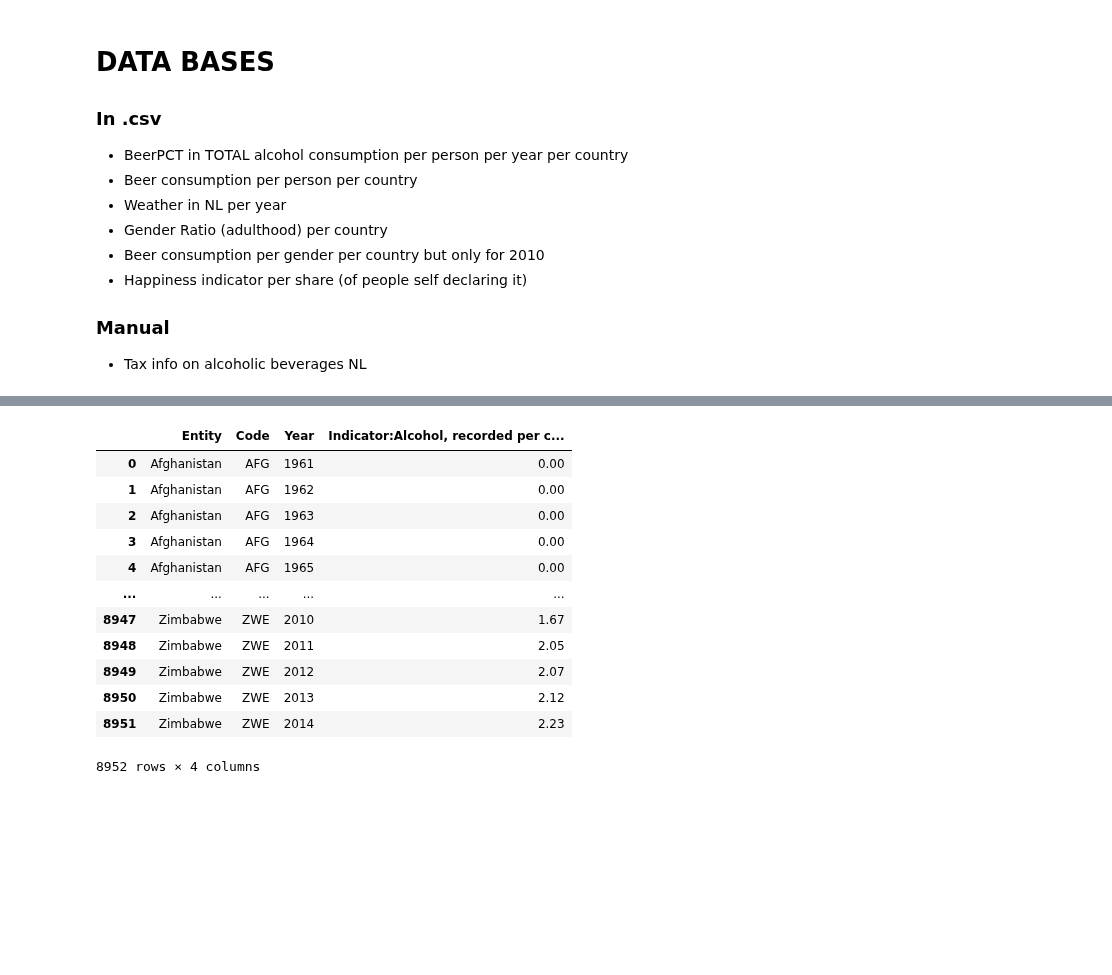
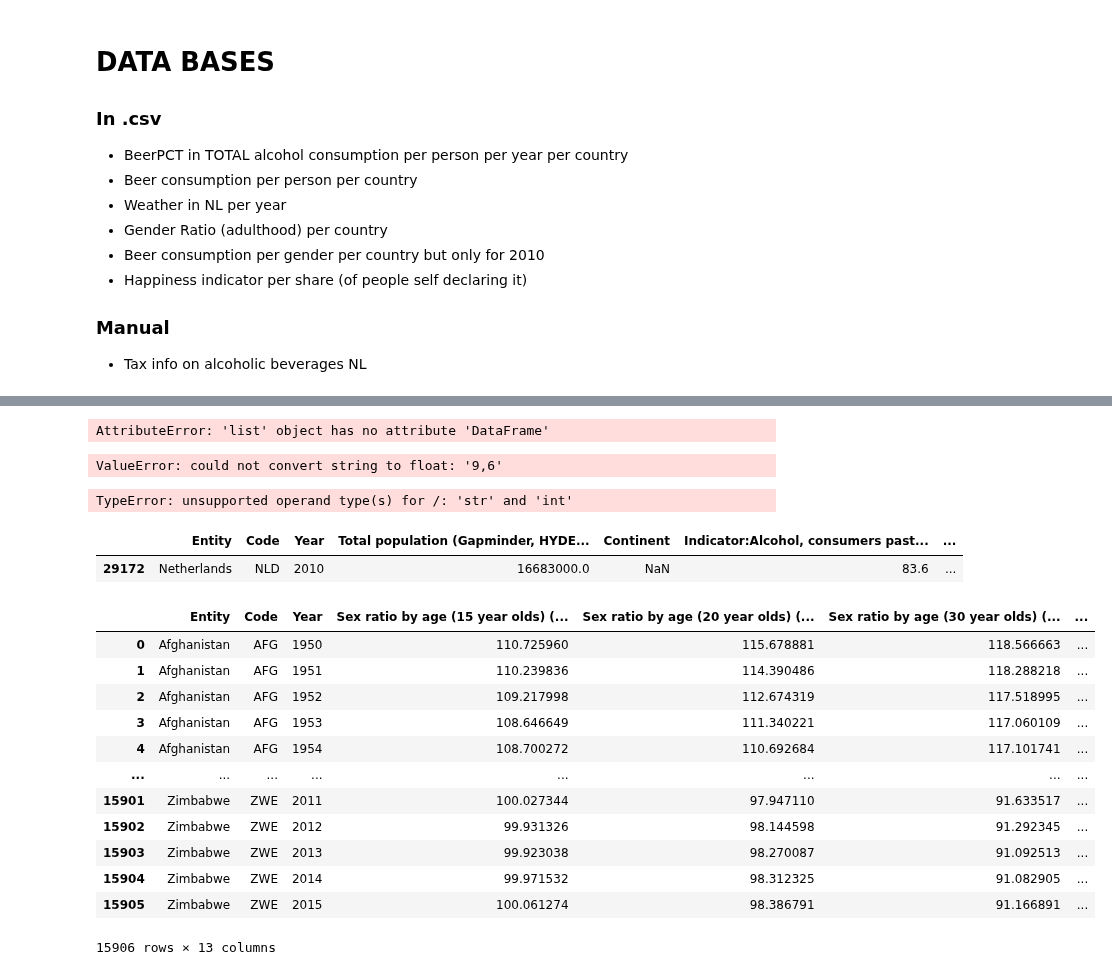
Before and after one commit to jmolendijk/dataV2-labs, a Jupyter notebook: module-2/MiniprojectStory telling/BEER Data Cleaning.ipynb, the cells around one changed output, grey strips where cells are left out. Cells and saved outputs as stored; diff of their text form; code cells hidden in the pictures; blank space fills up the shorter version.

```diff
--- a/module-2/MiniprojectStory telling/BEER Data Cleaning.ipynb
+++ b/module-2/MiniprojectStory telling/BEER Data Cleaning.ipynb
@@ -38,21 +43,17 @@ alcohol_pct
 # %%
 #1- Beer consumption in liters for type beer
 
-beer = pd.read_csv('/Users/ajiacovic/Documents/data/miniprojectStory telling/beer-consumption-per-person.csv')
+beer = pd.read_csv('data/beer-consumption-per-person.csv')
 beer
+
+beer_NL = beer.loc[(beer['Entity']=='Netherlands')]
+beer_NL
+
+BNL = list(beer_NL['Indicator:Alcohol, recorded per capita (15+) consumption (in litres of pure alcohol) - Beverage Types:Beer'])
+len(BNL)
+Missing_values = [0]
+BNL = Missing_values+BNL+Missing_values
 # %% [output]
-|  | Entity | Code | Year | Indicator:Alcohol, recorded per c... |
-| 0 | Afghanistan | AFG | 1961 | 0.00 |
-| 1 | Afghanistan | AFG | 1962 | 0.00 |
-| 2 | Afghanistan | AFG | 1963 | 0.00 |
-| 3 | Afghanistan | AFG | 1964 | 0.00 |
-| 4 | Afghanistan | AFG | 1965 | 0.00 |
-| ... | ... | ... | ... | ... |
-| 8947 | Zimbabwe | ZWE | 2010 | 1.67 |
-| 8948 | Zimbabwe | ZWE | 2011 | 2.05 |
-| 8949 | Zimbabwe | ZWE | 2012 | 2.07 |
-| 8950 | Zimbabwe | ZWE | 2013 | 2.12 |
-| 8951 | Zimbabwe | ZWE | 2014 | 2.23 |
-8952 rows × 4 columns
+AttributeError: 'list' object has no attribute 'DataFrame'
 # %%
 #Tool to SQL command
@@ -61,0 +60,47 @@ weather = pd.read_csv('/Users/ajiacovic/Documents/data/miniprojectStory telling/
+# %%
+#2 Weather in NL per year
+weather = pd.read_csv('data/Climate_data_NL.csv',sep=';')
+
+weather['Entity']='Netherlands'
+
+
+# weather.drop(['Temperature/Winter average minimum temperature (degree Celsius)','Temperature/Summer average maximum temperature (degree Celsius)','Precipitation/Evaporation (mm)'],axis=1)
+weather['Beer_consumptionNL'] = BNL
+weather.head()
+
+weather.dtypes
+weather['Temperature/Year average (degree Celsius)'].astype('float')
+# weather['Temperature/Winter average (degree Celsius)'].astype(float)
+# weather['Temperature/Summer average (degree Celsius)'].astype(float)
+# weather['Temperature/Winter average minimum temperature (degree Celsius)'].astype(float)
+# weather['Temperature/Summer average maximum temperature (degree Celsius)'].astype(float)
+# %% [output]
+ValueError: could not convert string to float: '9,6'
+# %%
+weather['Temperature/Year average (degree Celsius)'].corr(weather['Beer_consumptionNL'])
+# %% [output]
+TypeError: unsupported operand type(s) for /: 'str' and 'int'
+# %%
+drink_ratio = pd.read_csv('data/males-vs-females-who-drank-alcohol-in-last-year.csv')
+drink_ratio2010 = ratio.loc[(ratio['Entity']=='Netherlands')&(ratio['Year']==2010)]
+drink_ratio2010
+# %% [output]
+|  | Entity | Code | Year | Total population (Gapminder, HYDE... | Continent | Indicator:Alcohol, consumers past... | ... |
+| 29172 | Netherlands | NLD | 2010 | 16683000.0 | NaN | 83.6 | ... |
+# %%
+ratio_age = pd.read_csv('data/sex-ratio-by-age.csv')
+ratio_age
+# %% [output]
+|  | Entity | Code | Year | Sex ratio by age (15 year olds) (... | Sex ratio by age (20 year olds) (... | Sex ratio by age (30 year olds) (... | ... |
+| 0 | Afghanistan | AFG | 1950 | 110.725960 | 115.678881 | 118.566663 | ... |
+| 1 | Afghanistan | AFG | 1951 | 110.239836 | 114.390486 | 118.288218 | ... |
+| 2 | Afghanistan | AFG | 1952 | 109.217998 | 112.674319 | 117.518995 | ... |
+| 3 | Afghanistan | AFG | 1953 | 108.646649 | 111.340221 | 117.060109 | ... |
+| 4 | Afghanistan | AFG | 1954 | 108.700272 | 110.692684 | 117.101741 | ... |
+| ... | ... | ... | ... | ... | ... | ... | ... |
+| 15901 | Zimbabwe | ZWE | 2011 | 100.027344 | 97.947110 | 91.633517 | ... |
+| 15902 | Zimbabwe | ZWE | 2012 | 99.931326 | 98.144598 | 91.292345 | ... |
+| 15903 | Zimbabwe | ZWE | 2013 | 99.923038 | 98.270087 | 91.092513 | ... |
+| 15904 | Zimbabwe | ZWE | 2014 | 99.971532 | 98.312325 | 91.082905 | ... |
+| 15905 | Zimbabwe | ZWE | 2015 | 100.061274 | 98.386791 | 91.166891 | ... |
+15906 rows × 13 columns
```
Also changed, not shown: parts of 5 cells of this notebook, 11 other files.
